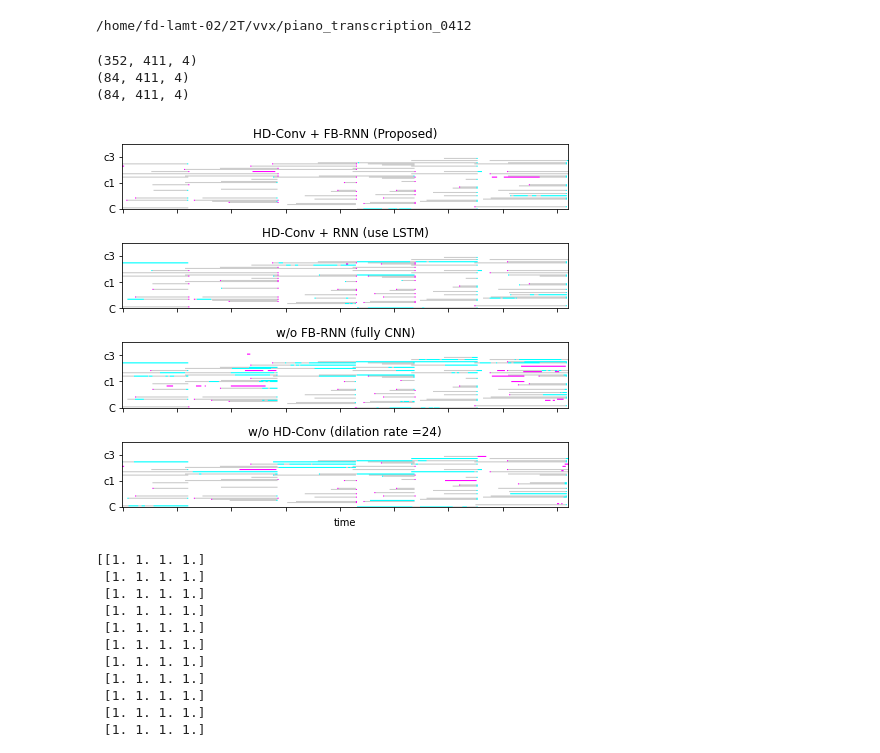
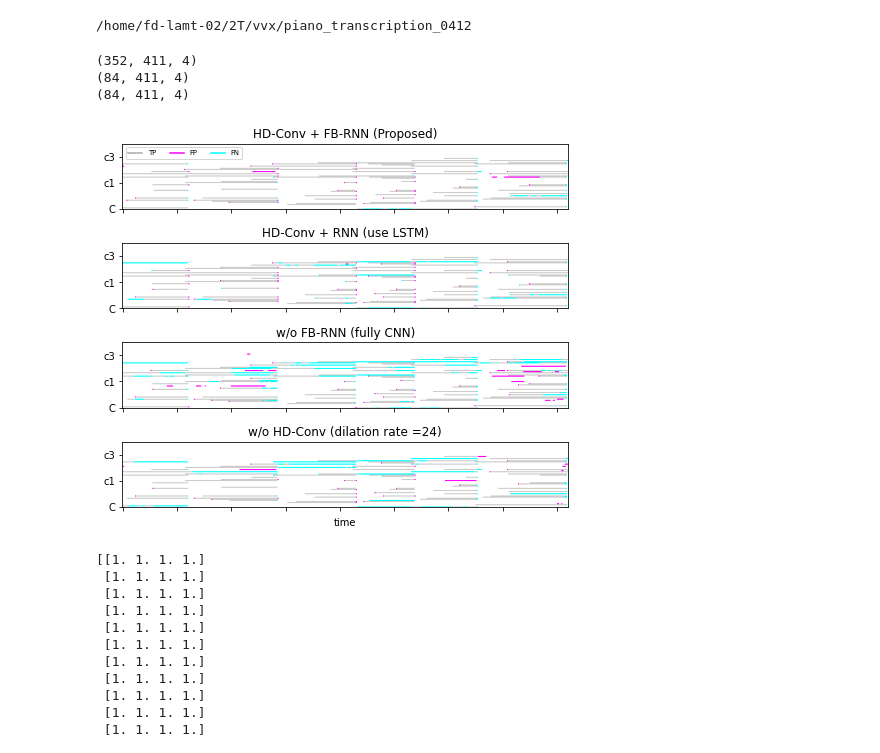
Before and after one commit to WX-Wei/HPPNet, a Jupyter notebook: result_data_process.ipynb, the cells around one changed output. Drawn from its saved outputs; the diff is of its cells as text; code cells hidden in the pictures.

Commit message:
ablation_study_piano_roll add legend.

```diff
--- a/result_data_process.ipynb
+++ b/result_data_process.ipynb
@@ -690,41 +690,47 @@ print(propsed_result.shape)
 a = propsed_result[:,:,:]
 print(a.shape)
 
+# propsed_result[5, 0: 50, :] =
+
 fig, ax = plt.subplots(nrows=4, ncols=1, sharey=True, sharex=True, figsize=(8,7))
 ax[0].imshow(propsed_result)
 ax[0].set_ylim(60,0)
 ax[0].set_title('HD-Conv + FB-RNN (Proposed)')
 ax[0].set_xlabel('')
+ax[0].plot([-1], color='#AAAAAA')
+ax[0].plot([-1], color='#FF00FF')
+ax[0].plot([-1], color='#00FFFF')
+ax[0].legend(['TP', 'FP', 'FN'], ncol=3, loc='upper left', fontsize ='x-small')
 plt.yticks([12,36,60], ['c3', 'c1', 'C'])
 
 # ax[0].xaxis.set_major_locator(plt.MaxNLocator(5))
 # f-b4
 ax[1].imshow(rnn_result)
 ax[1].set_title('HD-Conv + RNN (use LSTM)')
 ax[1].set_xlabel('')
 ax[2].imshow(wornn_result)
 ax[2].set_title('w/o FB-RNN (fully CNN)')
 ax[2].set_xlabel('')
 ax[3].imshow(wohd_result)
 ax[3].set_title('w/o HD-Conv (dilation rate =24)')
 ax[3].set_xticklabels([])
 # plt.axes([0.1, 0.1, 0.8, 0.4])
 # plt.axes()
 ax[3].set_xlabel('time')
 for i in range(4):
     for tic in ax[i].xaxis.get_major_ticks():
         tic.tick1On = tic.tick2On = False
     for tic in ax[i].yaxis.get_major_ticks():
         tic.tick1On = tic.tick2On = False
 
-# plt.savefig("ablation_study_piano_roll.pdf")
+plt.savefig("ablation_study_piano_roll.pdf")
 
 # plt.savefig("C-b4.png",dpi=300)
 # %% [output]
 (352, 411, 4)
 (84, 411, 4)
 (84, 411, 4)
-[figure, old version]
+[figure, new version]
 # %%
 print(img[0:100,0,:])
 # %% [output]
```
